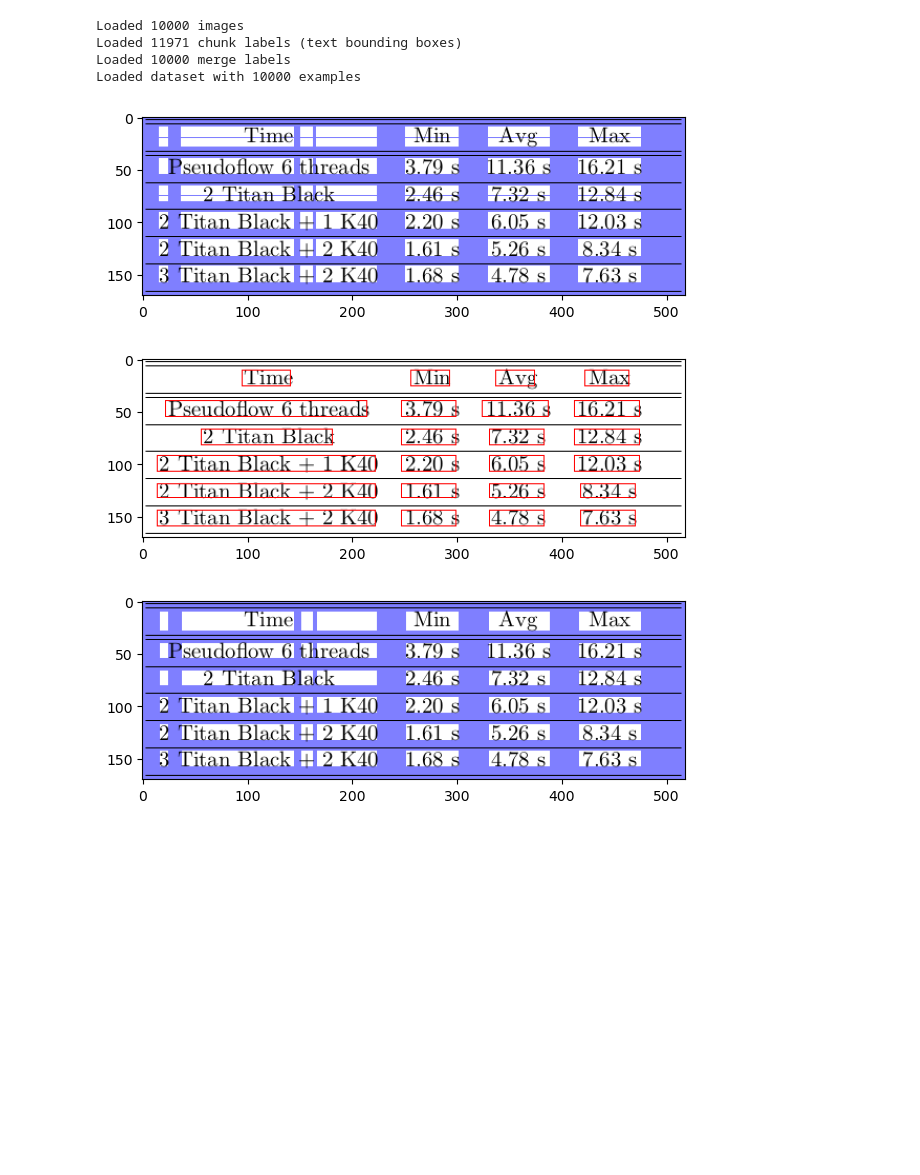
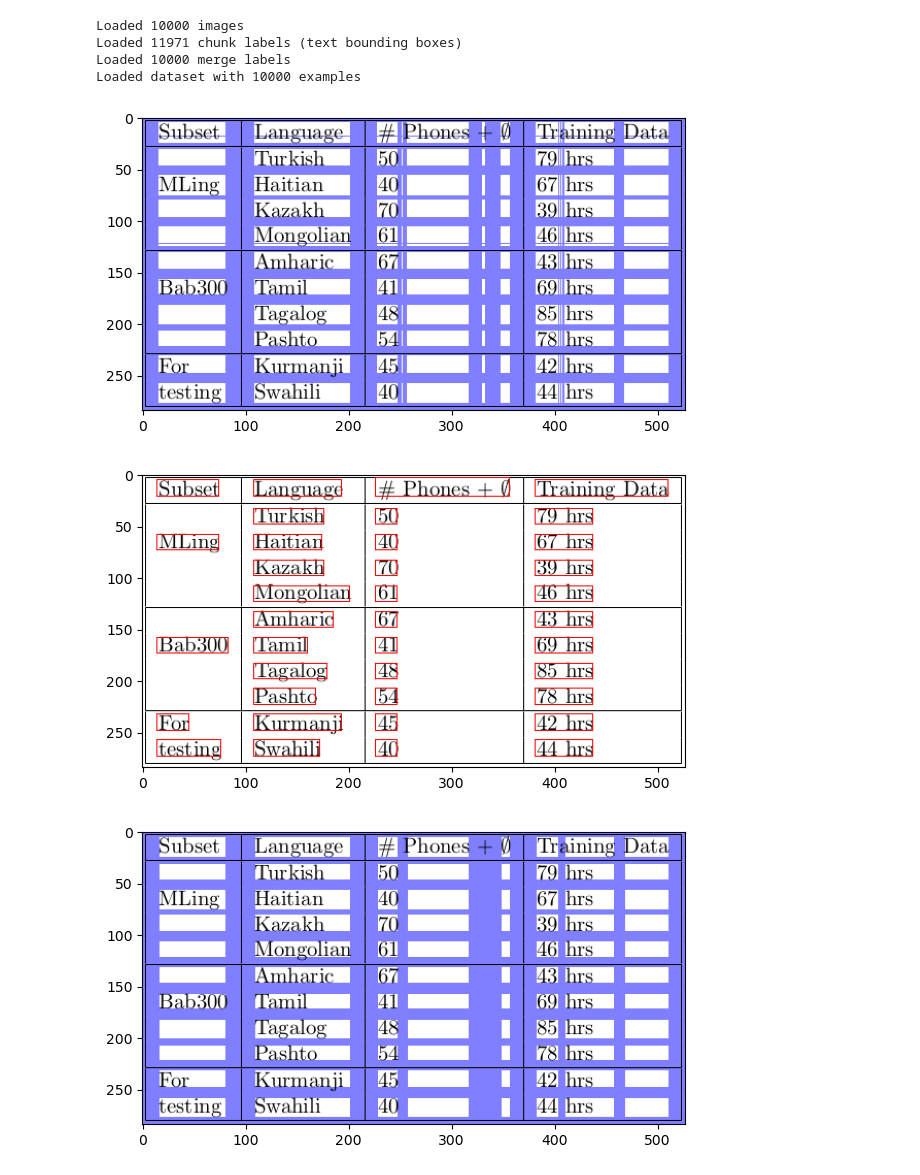
Before and after one commit to HeyLongHoang/deep-split-merge-scitsr, a Jupyter notebook: merge_heur_pred.ipynb, the cells around one changed output. Saved outputs shown, nothing was run; the diff lists cells and outputs as text; code cells hidden in the pictures; blank space fills up the shorter version.

Commit message:
Update some merge codes & split run script

```diff
--- a/merge_heur_pred.ipynb
+++ b/merge_heur_pred.ipynb
@@ -75,7 +78,7 @@ print(f'Loaded {len(merge_labels)} merge labels')
 split_label_path = os.path.join(scitsr_subset, 'label', 'split_label.json')
 with open(split_label_path, 'r') as f:
     split_labels = json.load(f)
-dataset = ImageDataset(img_dir, split_labels, 8, scale=1, returns_image_name=True)
+dataset = ImageDataset(img_dir, split_labels, 8, scale=1, min_width=10, returns_image_name=True)
 print(f'Loaded dataset with {len(dataset)} examples')
 # %% [output]
 Loaded 10000 images
@@ -101,38 +104,38 @@ def torch2numpy(img:torch.tensor, r:torch.tensor, c:torch.tensor):
 # %%
 # VISUALIZE SPLIT PREDICTION
 def vis_split(img, r, c, color='blue'):
     if color == 'red': theme = (255,0,0)
     elif color == 'green': theme = (0,255,0)
     else: theme = (0,0,255)
     r_im = r.reshape((-1,1)) * np.ones((r.shape[0],c.shape[0]))
     c_im = c.reshape((1,-1)) * np.ones((r.shape[0],c.shape[0]))
     bg = np.maximum(r_im, c_im)
     bg_img = np.concatenate(
         [bg[...,np.newaxis] * color for color in theme],
         axis=2
     )
     bg_img[np.all(bg_img == (0, 0, 0), axis=-1)] = (255,255,255)
     split_img = ((0.5 * img) + (0.5 * bg_img)).astype("uint8")
     split_img = np.minimum(split_img, img)
     view_imgs([split_img])
 
-IDX = 10
+IDX = 0
 img, label, img_name = dataset[IDX]
 net.eval()
-r,c = net(img.unsqueeze(0))
-img, r, c = torch2numpy(img, r, c)
-vis_split(img, r, c)
+r_pred,c_pred = net(img.unsqueeze(0))
+img, r_pred, c_pred = torch2numpy(img, r_pred, c_pred)
+vis_split(img, r_pred, c_pred)
 # %% [output]
-[figure, old version]
+[figure, new version]
 # %%
-text_infos = chunk_labels[img_name]
+texts_pos = chunk_labels[img_name]
 
 img2 = img.copy()
-for text, (l, t, r_, b) in text_infos:
+for text, (l, t, r_, b) in texts_pos:
     cv.rectangle(img2, (l, t), (r_, b), (255, 0, 0), 1)
 view_imgs([img2])
 # %% [output]
-[figure, old version]
+[figure, new version]
 # %%
 # %%writefile merge/heuristics.py
 
@@ -171,8 +174,8 @@ def refine(x, threshold=2, adj_threshold=5):
 
     return updated_x
 # %%
-r_pred = refine(r)
-c_pred = refine(c)
+r_pred = refine(r_pred)
+c_pred = refine(c_pred)
 vis_split(img, r_pred, c_pred)
 # %% [output]
-[figure, old version]
+[figure, new version]
```
Also changed, not shown: parts of 36 cells of this notebook, 12 other files.
